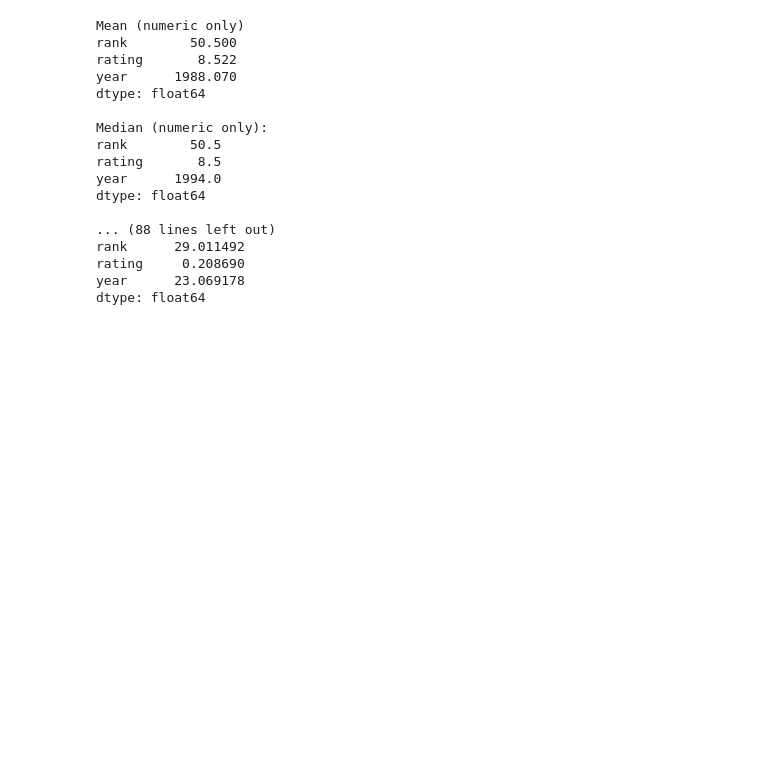
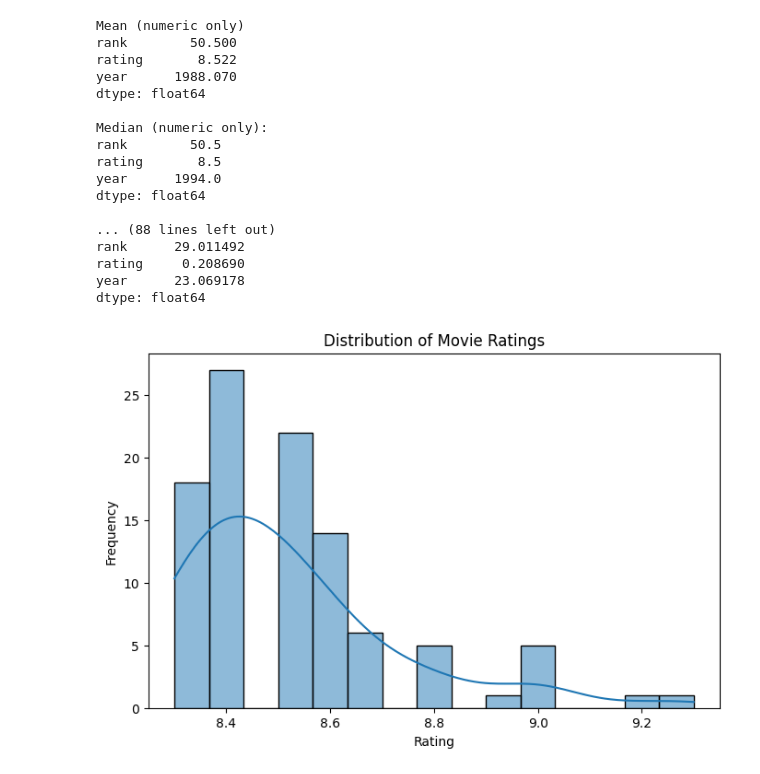
Before and after one commit to suntwister/Flexisaf, a Jupyter notebook: Week_3/movies.ipynb, the cells around one changed output. Saved outputs shown, nothing was run; the diff lists cells and outputs as text; code cells hidden in the pictures; blank space fills up the shorter version.

```diff
--- a/Week_3/movies.ipynb
+++ b/Week_3/movies.ipynb
@@ -87,3 +89,13 @@ rank      29.011492
 rating     0.208690
 year      23.069178
 dtype: float64
+# %%
+
+plt.figure(figsize=(8,5))
+sns.histplot(df['rating'], bins=15, kde=True)
+plt.title('Distribution of Movie Ratings')
+plt.xlabel('Rating')
+plt.ylabel('Frequency')
+plt.show()
+# %% [output]
+[figure, added]
```
Also changed, not shown: parts of 1 cell of this notebook.
